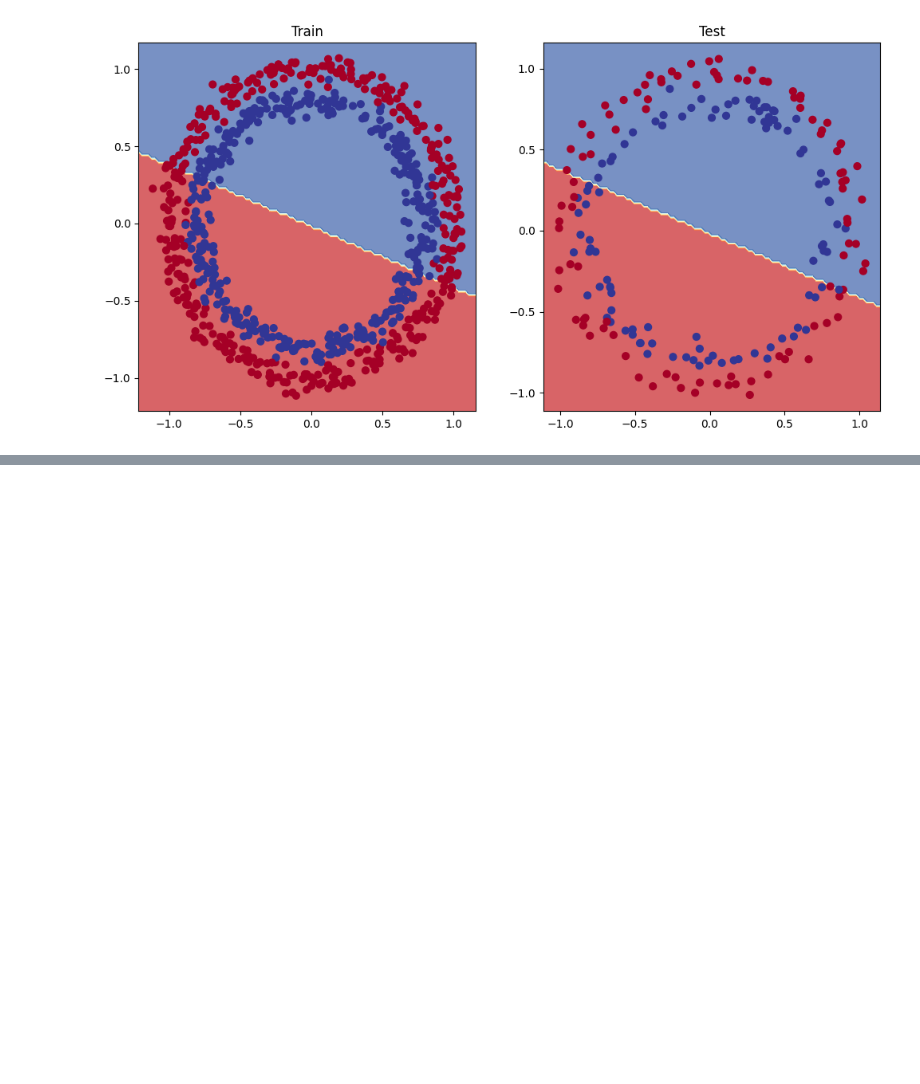
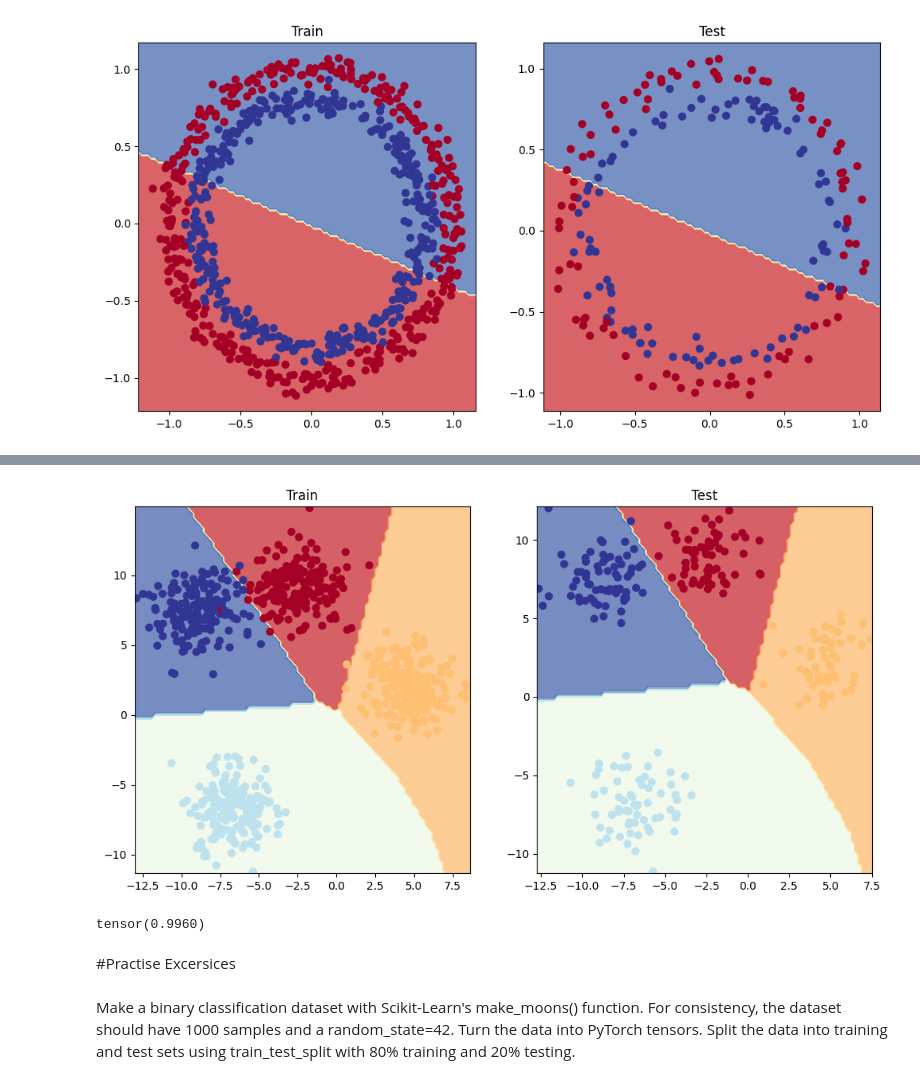
Before and after one commit to Naveensadanandan/Pytorch, a Jupyter notebook: 02_Neural_network_Classification.ipynb, the cells around one changed output, grey strips where cells are left out. Cells and saved outputs as stored; diff of their text form; code cells hidden in the pictures; blank space fills up the shorter version.

```diff
--- a/02_Neural_network_Classification.ipynb
+++ b/02_Neural_network_Classification.ipynb
@@ -330,0 +402,37 @@ plot_decision_boundary(model_2, X_test, y_test)
+# %%
+loss_fn = torch.nn.CrossEntropyLoss()
+optmizer = torch.optim.SGD(params = model3.parameters(), lr=0.1)
+# %%
+torch.manual_seed(RANDOM_SEED)
+torch.cuda.manual_seed(RANDOM_SEED)
+epochs = 100
+
+X_train, y_train = X_train.to(device), y_train.to(device)
+X_test, y_test = X_test.to(device), y_test.to(device)
+
+for epoch in range(epochs):
+  model3.train()
+
+  y_logits = model3(X_train)
+  y_preds = torch.softmax(y_logits, dim=1).argmax(dim=1)
+
+  loss = loss_fn(y_logits , y_train)
+  acc = accuracy_fn(y_true= y_train, y_pred = y_preds)
+
+  optmizer.zero_grad()
+
+  loss.backward()
+
+  optmizer.step()
+
+  model3.eval()
+
+  with torch.inference_mode():
+    test_logits = model3(X_test)
+    test_preds = torch.softmax(test_logits, dim=1).argmax(dim=1)
+
+    test_loss = loss_fn(test_logits , y_test)
+    test_acc = accuracy_fn(y_true= y_test, y_pred = test_preds)
+
+    if epoch % 10 == 0:
+        print(f"Epoch: {epoch} | Loss: {loss:.5f}, Acc: {acc:.2f}% | Test Loss: {test_loss:.5f}, Test Acc: {test_acc:.2f}%")
@@ -330,0 +450,30 @@ plot_decision_boundary(model_2, X_test, y_test)
+# %%
+plt.figure(figsize=(12, 6))
+plt.subplot(1, 2, 1)
+plt.title("Train")
+plot_decision_boundary(model3, X_train, y_train)
+plt.subplot(1, 2, 2)
+plt.title("Test")
+plot_decision_boundary(model3, X_test, y_test)
+# %% [output]
+[figure, added]
+# %%
+try:
+    from torchmetrics import Accuracy
+except:
+    !pip install torchmetrics==0.9.3 # this is the version we're using in this notebook (later versions exist here: https://torchmetrics.readthedocs.io/en/stable/generated/CHANGELOG.html#changelog)
+    from torchmetrics import Accuracy
+
+# Setup metric and make sure it's on the target device
+torchmetrics_accuracy = Accuracy(task='multiclass', num_classes=4).to(device)
+
+# Calculate accuracy
+torchmetrics_accuracy(test_preds, y_test)
+# %% [output]
+tensor(0.9960)
+# %% [markdown]
+#Practise Excersices
+# %% [markdown]
+Make a binary classification dataset with Scikit-Learn's make_moons() function.
+For consistency, the dataset should have 1000 samples and a random_state=42.
+Turn the data into PyTorch tensors. Split the data into training and test sets using train_test_split with 80% training and 20% testing.
```
Also changed, not shown: parts of 24 cells of this notebook.
